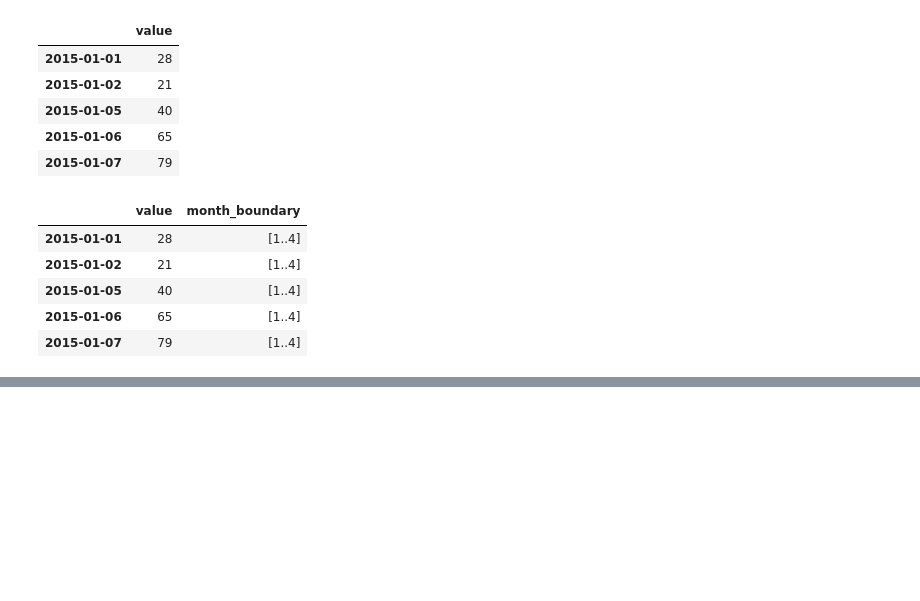
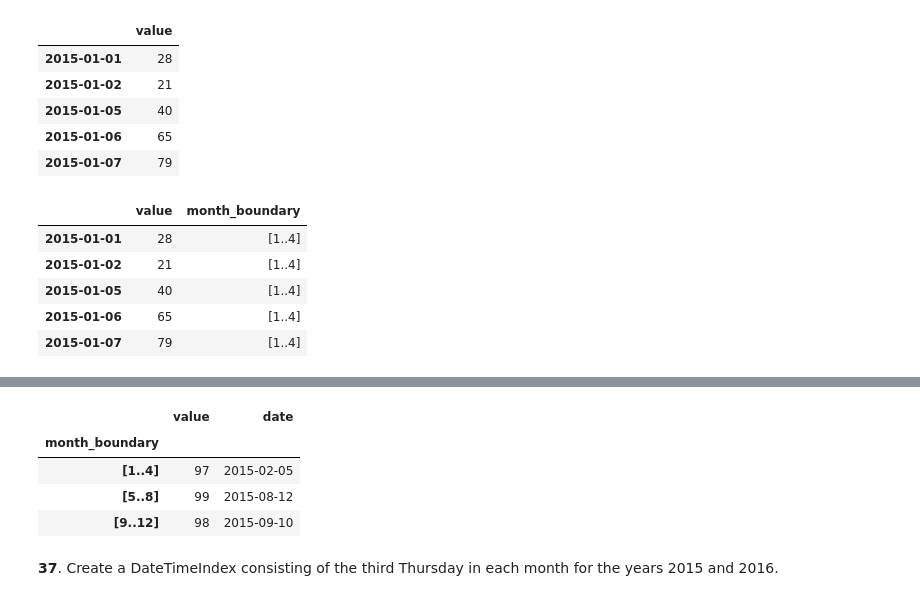
Before and after one commit to unchil/Notebook, a Jupyter notebook: Puzzles_Python.ipynb, the cells around one changed output, grey strips where cells are left out. Cells and saved outputs as stored; diff of their text form; code cells hidden in the pictures; blank space fills up the shorter version.

```diff
--- a/Puzzles_Python.ipynb
+++ b/Puzzles_Python.ipynb
@@ -1299,0 +1301,11 @@ df.groupby('month_boundary',  observed=True).idxmax()
+# %%
+result['date'] = df.groupby('month_boundary', observed=True).idxmax().value
+result
+# %% [output]
+|  | value | date |
+| month_boundary |  |  |
+| [1..4] | 97 | 2015-02-05 |
+| [5..8] | 99 | 2015-08-12 |
+| [9..12] | 98 | 2015-09-10 |
+# %% [markdown]
+**37**. Create a DateTimeIndex consisting of the third Thursday in each month for the years 2015 and 2016.
```
Also changed, not shown: parts of 1 cell of this notebook.
